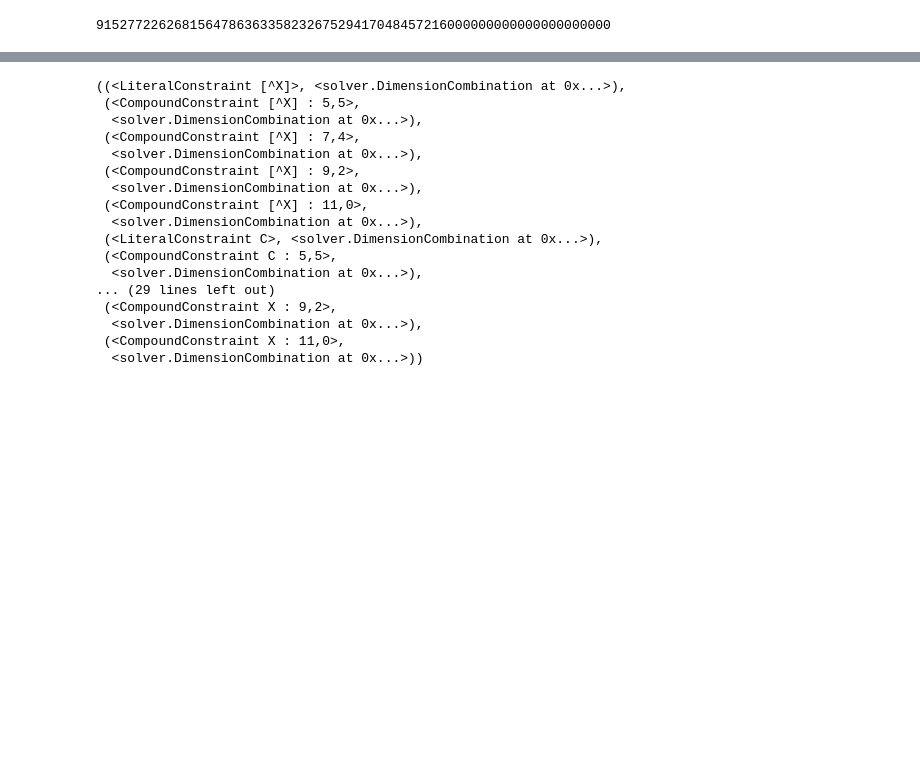
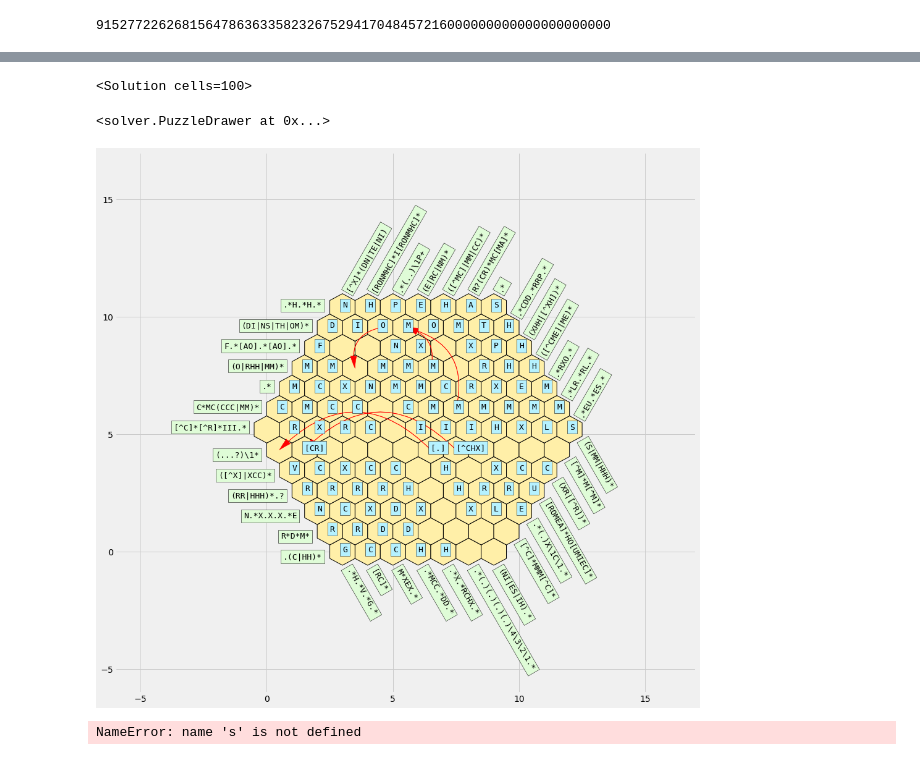
Before and after one commit to matthagy/regex_crossword, a Jupyter notebook: xplr1.ipynb, the cells around one changed output, grey strips where cells are left out. Cells and saved outputs as stored; diff of their text form; code cells hidden in the pictures; blank space fills up the shorter version.

```diff
--- a/xplr1.ipynb
+++ b/xplr1.ipynb
@@ -67,23 +239,18 @@ reduce(operator.mul, cell_constraints)
+# %%
+constrained_cell_solution = solver.Solution({ix:c.constraint_dimensions[0][0]
+ for ix,c in filter_solution_many.cells.items() if len(c.constraint_dimensions) == 1})
+constrained_cell_solution
+# %% [output]
+<Solution cells=100>
+# %%
+solver.draw_puzzle(fig_size=15, solution=constrained_cell_solution)
+# %% [output]
+<solver.PuzzleDrawer at 0x...>
+[figure, added]
 # %%
-cds = max(s.cells.values(), key=lambda cc: len(cc.constraint_dimensions)).constraint_dimensions
+cds = min(s.cells.values(), key=lambda cc: len(cc.constraint_dimensions)).constraint_dimensions
 cds
 # %% [output]
-((<LiteralConstraint [^X]>, <solver.DimensionCombination at 0x...>),
- (<CompoundConstraint [^X] : 5,5>,
-  <solver.DimensionCombination at 0x...>),
- (<CompoundConstraint [^X] : 7,4>,
-  <solver.DimensionCombination at 0x...>),
- (<CompoundConstraint [^X] : 9,2>,
-  <solver.DimensionCombination at 0x...>),
- (<CompoundConstraint [^X] : 11,0>,
-  <solver.DimensionCombination at 0x...>),
- (<LiteralConstraint C>, <solver.DimensionCombination at 0x...>),
- (<CompoundConstraint C : 5,5>,
-  <solver.DimensionCombination at 0x...>),
-... (29 lines left out)
- (<CompoundConstraint X : 9,2>,
-  <solver.DimensionCombination at 0x...>),
- (<CompoundConstraint X : 11,0>,
-  <solver.DimensionCombination at 0x...>))
+NameError: name 's' is not defined
 # %%
 pd.Series(cds).map(lambda x: x[0])
```
Also changed, not shown: parts of 68 cells of this notebook, 1 other file.
